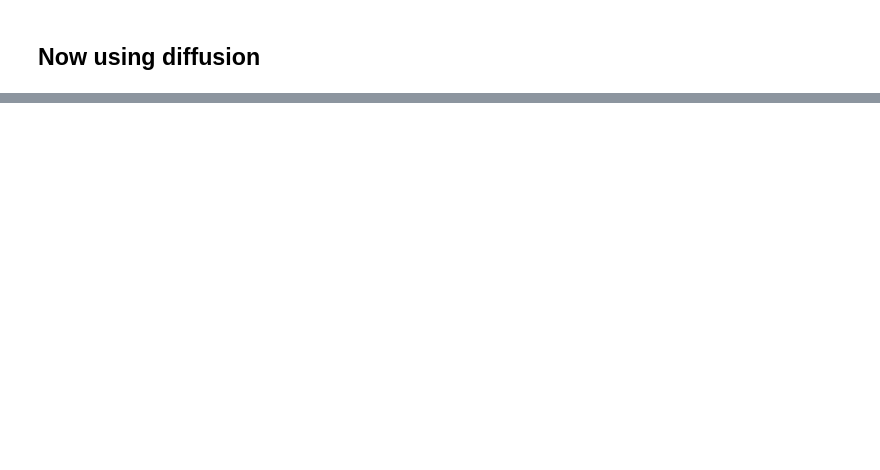
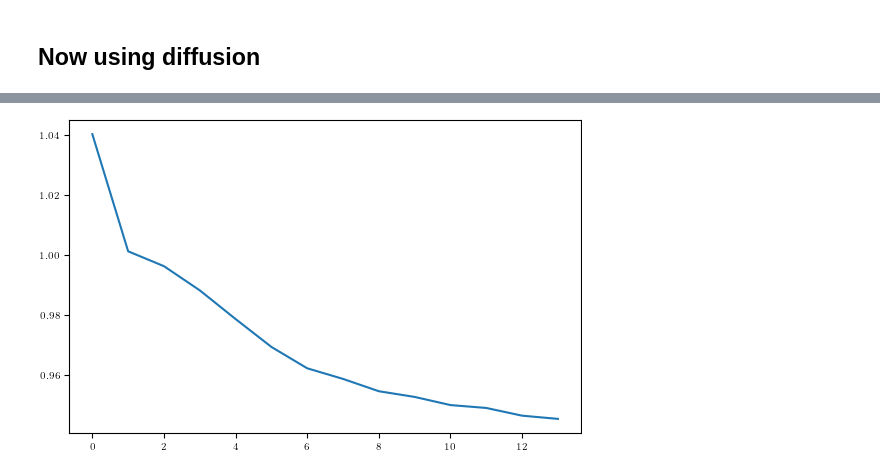
Before and after one commit to pierrelouis1998/analogbits, a Jupyter notebook: walkthrough.ipynb, the cells around one changed output, grey strips where cells are left out. Cells and saved outputs as stored; diff of their text form; code cells hidden in the pictures; blank space fills up the shorter version.

```diff
--- a/walkthrough.ipynb
+++ b/walkthrough.ipynb
@@ -205,0 +238,7 @@ output = model_new(train_data, train_data)
+# %%
+def grad(model, inputs, targets):
+  with tf.GradientTape() as tape:
+    loss_value = model(inputs, targets, training=True)
+  return loss_value, tape.gradient(loss_value, model.trainable_variables)
+# %%
+optimizer = tf.keras.optimizers.legacy.Adam(learning_rate=0.0001)
@@ -206 +288,5 @@ output = model_new(train_data, train_data)
+# %%
+_ = plt.plot(train_loss_results)
+# %% [output]
+[figure, added]
 # %%
```
Also changed, not shown: parts of 21 cells of this notebook, 6 other files.
